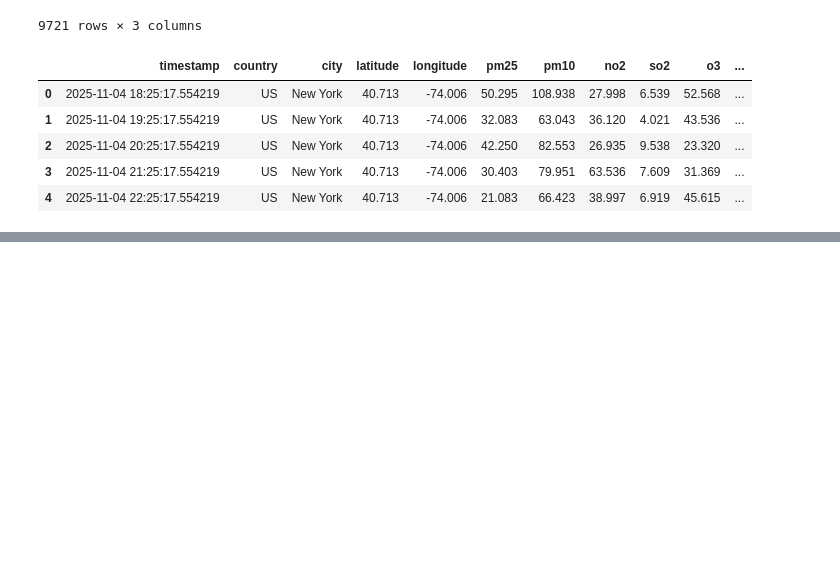
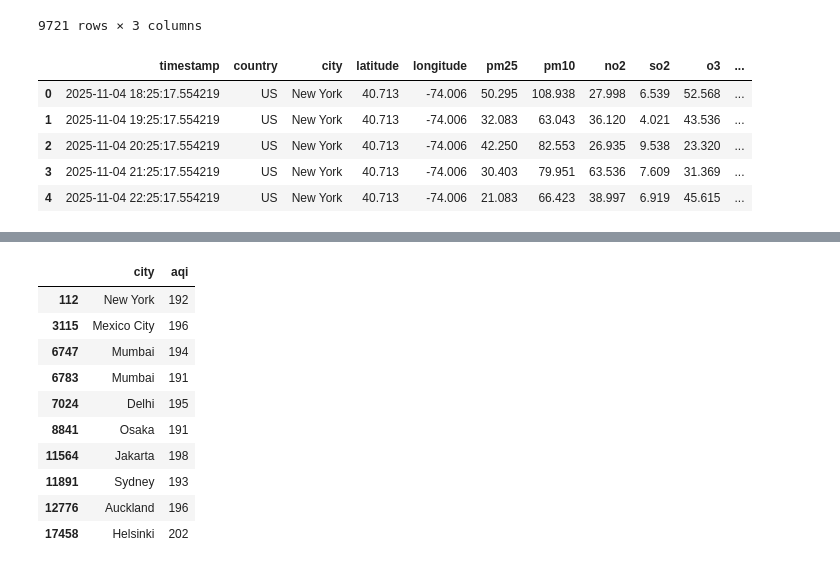
Before and after one commit to Vanshaj14Mohan/AI-and-ML, a Jupyter notebook: Section Two/Practical/task.ipynb, the cells around one changed output, grey strips where cells are left out. Saved outputs shown, nothing was run; the diff lists cells and outputs as text; code cells hidden in the pictures; blank space fills up the shorter version.

```diff
--- a/Section Two/Practical/task.ipynb
+++ b/Section Two/Practical/task.ipynb
@@ -283,0 +310,14 @@ df.head()
+# %%
+df.query("aqi > 190 & temperature > 30")[["city", "aqi"]] #doing chaining
+# %% [output]
+|  | city | aqi |
+| 112 | New York | 192 |
+| 3115 | Mexico City | 196 |
+| 6747 | Mumbai | 194 |
+| 6783 | Mumbai | 191 |
+| 7024 | Delhi | 195 |
+| 8841 | Osaka | 191 |
+| 11564 | Jakarta | 198 |
+| 11891 | Sydney | 193 |
+| 12776 | Auckland | 196 |
+| 17458 | Helsinki | 202 |
```
Also changed, not shown: parts of 2 cells of this notebook.
